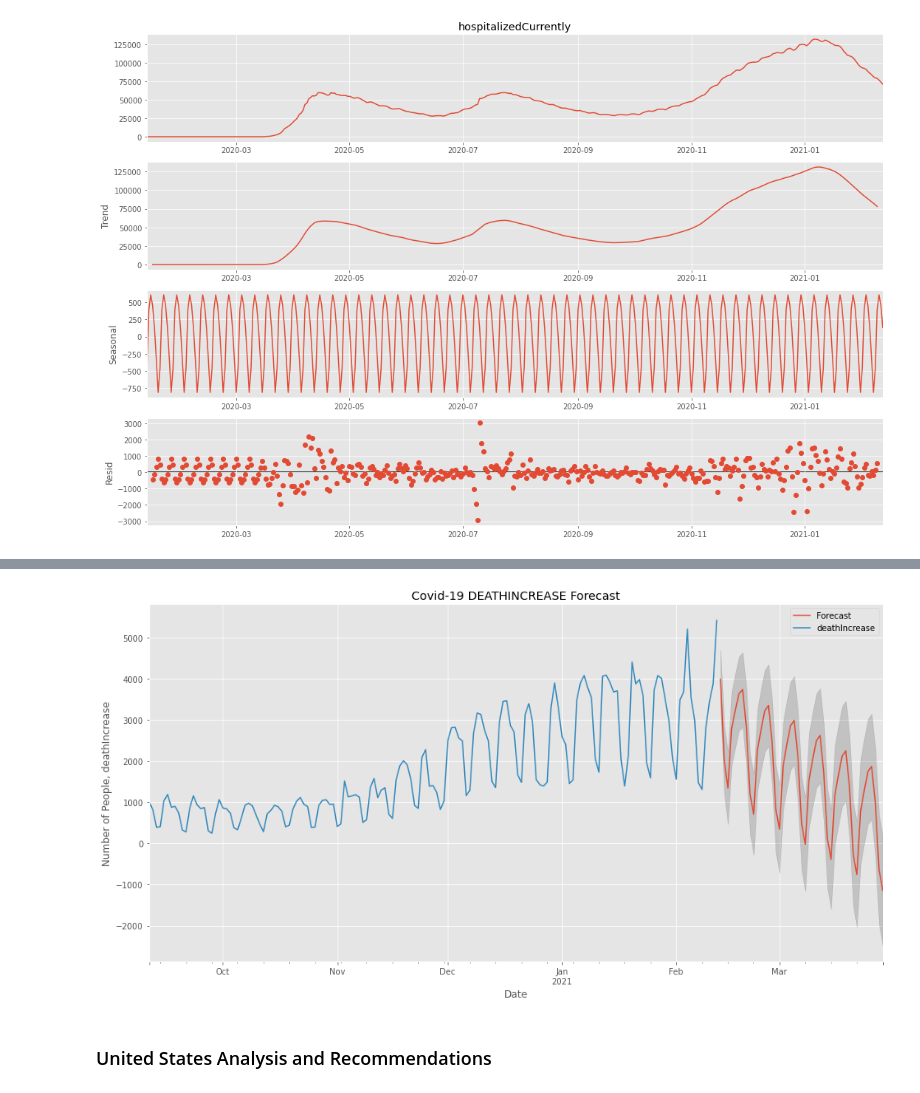
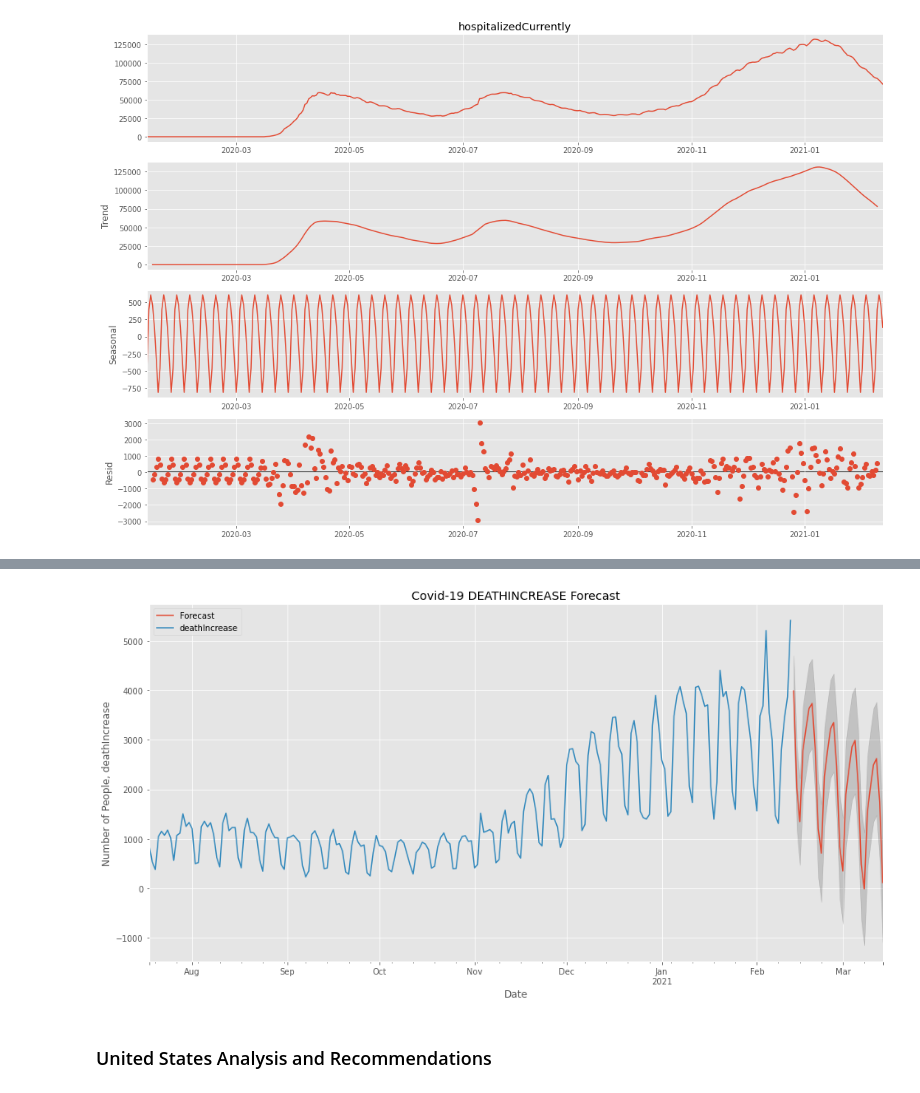
Before and after one commit to JosephDenney/Covid_Analysis, a Jupyter notebook: Covid_Notebook.ipynb, the cells around one changed output, grey strips where cells are left out. Saved outputs shown, nothing was run; the diff lists cells and outputs as text; code cells hidden in the pictures.

```diff
--- a/Covid_Notebook.ipynb
+++ b/Covid_Notebook.ipynb
@@ -92,7 +92,7 @@ if open_links == True:
 #### The Covid Tracking Project was organized by the news agency The Atlantic early in 2020 in an effort to provide as much data on the pandemic as possible. Coordination of state by state Covid data required building working relationships with state officials to obtain relevant state information. Above are links to the project that can provide further information regarding Covid-19. Additionally, it is worth noting that the project is coming to its end at the beginning of March 2021 as a result of improvements to Federal collection of data.
 # %%
 # set to true to fetch new data
-get_data = True
+get_data = False
 # %%
 if get_data == True:
     df_states = pd.read_csv('https://api.covidtracking.com/v1/states/daily.csv',index_col='date',parse_dates=True)
@@ -1097,6 +1159,6 @@ sd(df_whole_US['hospitalizedCurrently']).plot();
 [figure]
 # %%
 dataframe, exog_forecast = create_exog_forecast(df_whole_US, 'hospitalizedCurrently',
-                                                days_to_forecast=45, m_periods=7)
+                                                days_to_forecast=30, m_periods=7)
 # %% [output]
 ARIMA order is:  (1, 2, 1)
@@ -1124,0 +1188,4 @@ Warnings:
+# %%
+stepwise_fit, stepwise_full, results, results_full = arima_tune(df_whole_US, 'hospitalizedCurrently',
+                                                                days_to_forecast=30, m_periods=7,
+                                                                verbose=True)
@@ -1124,0 +1217,6 @@ Warnings:
+# %%
+exog_forecast, results_forecast = build_SARIMAX_forecast(model=results_full,
+                     dataframe=df_whole_US,
+                     target_column='hospitalizedCurrently',
+                     days_to_forecast=30, stepwise_fit=stepwise_full,
+                     alpha=.05)
@@ -1144,13 +1253,13 @@ forecast_object_deaths.conf_int(alpha=.05)[-5:]
 # %%
 forecast_object = graph_exog_forecast(dataframe=dataframe,
                                       target_column='deathIncrease',
                                       exogenous_column='hospitalizedCurrently',
                                       exog_forecast=exog_forecast,
                                       df_ref=df_ref,
-                                      alpha=.025, days_to_forecast=45,
+                                      alpha=.025, days_to_forecast=30,
                                       train_days=270, m_periods=7)
 # %% [output]
-[figure, old version]
+[figure, new version]
 # %% [markdown]
 ### United States Analysis and Recommendations
 # %% [markdown]
```
Also changed, not shown: parts of 32 cells of this notebook, 1 other file.
